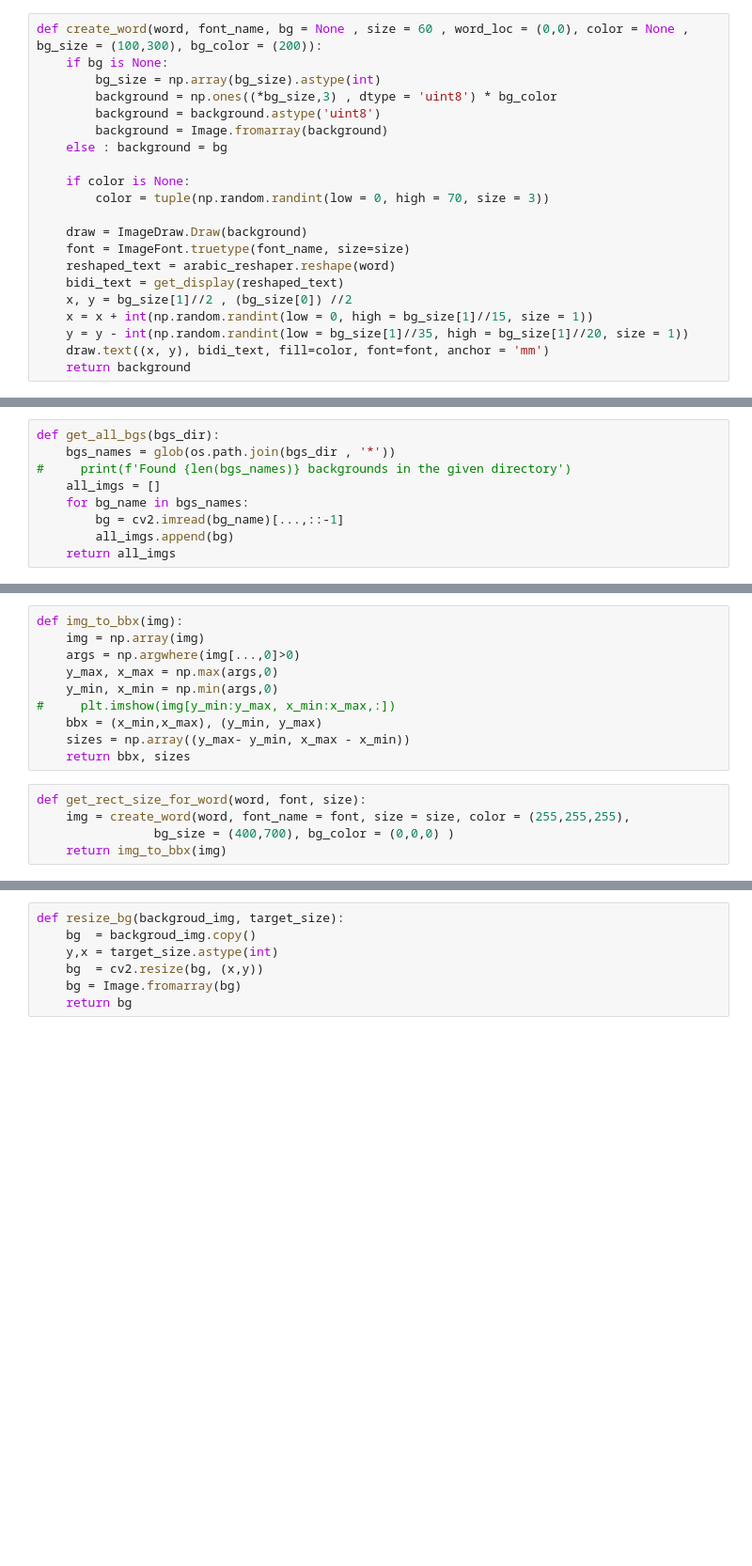
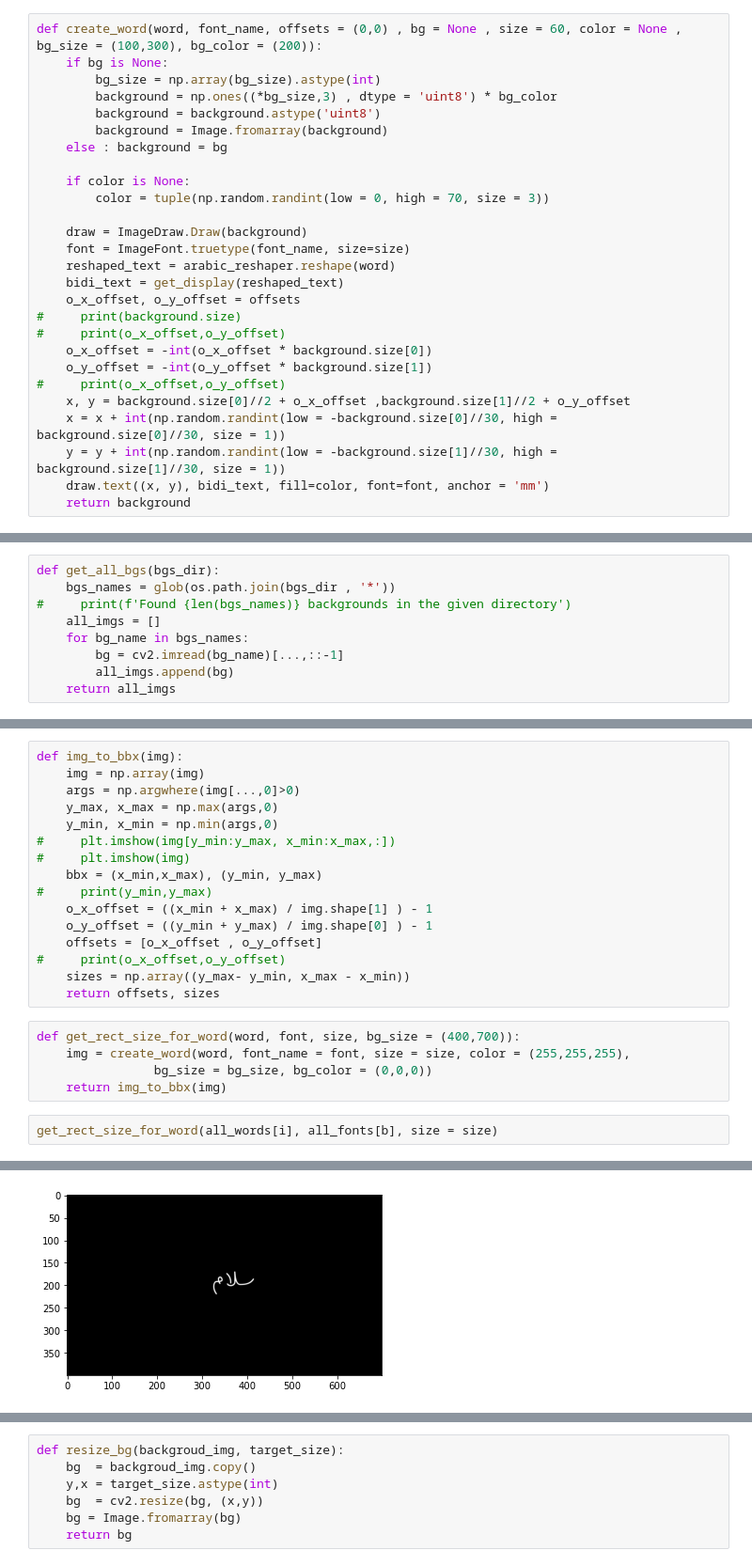
Before and after one commit to 4-geeks/Persian-OCR, a Jupyter notebook: DataTools/Data_Generation/Word Generation.ipynb, the cells around one changed output, grey strips where cells are left out. Shown at 94% size. Saved outputs shown, nothing was run; the diff lists cells and outputs as text; blank space fills up the shorter version.

Commit message:
Added flexible offsets and changed augmentation

```diff
--- a/DataTools/Data_Generation/Word Generation.ipynb
+++ b/DataTools/Data_Generation/Word Generation.ipynb
@@ -70,7 +74,7 @@ if 'ipykernel' in sys.modules:
 else:
     from qtdm import tqdm
 # %%
-def create_word(word, font_name, bg = None , size = 60 , word_loc = (0,0), color = None , bg_size = (100,300), bg_color = (200)):
+def create_word(word, font_name, offsets = (0,0) , bg = None , size = 60, color = None , bg_size = (100,300), bg_color = (200)):
     if bg is None:
         bg_size = np.array(bg_size).astype(int)
         background = np.ones((*bg_size,3) , dtype = 'uint8') * bg_color
@@ -85,9 +89,15 @@ def create_word(word, font_name, bg = None , size = 60 , word_loc = (0,0), color
     font = ImageFont.truetype(font_name, size=size)
     reshaped_text = arabic_reshaper.reshape(word)
     bidi_text = get_display(reshaped_text)
-    x, y = bg_size[1]//2 , (bg_size[0]) //2
-    x = x + int(np.random.randint(low = 0, high = bg_size[1]//15, size = 1))
-    y = y - int(np.random.randint(low = bg_size[1]//35, high = bg_size[1]//20, size = 1))
+    o_x_offset, o_y_offset = offsets
+#     print(background.size)
+#     print(o_x_offset,o_y_offset)
+    o_x_offset = -int(o_x_offset * background.size[0])
+    o_y_offset = -int(o_y_offset * background.size[1])
+#     print(o_x_offset,o_y_offset)
+    x, y = background.size[0]//2 + o_x_offset ,background.size[1]//2 + o_y_offset
+    x = x + int(np.random.randint(low = -background.size[0]//30, high = background.size[0]//30, size = 1))
+    y = y + int(np.random.randint(low = -background.size[1]//30, high = background.size[1]//30, size = 1))
     draw.text((x, y), bidi_text, fill=color, font=font, anchor = 'mm')
     return background
 # %%
@@ -122,11 +133,20 @@ def img_to_bbx(img):
     y_max, x_max = np.max(args,0)
     y_min, x_min = np.min(args,0)
 #     plt.imshow(img[y_min:y_max, x_min:x_max,:])
+#     plt.imshow(img)
     bbx = (x_min,x_max), (y_min, y_max)
+#     print(y_min,y_max)
+    o_x_offset = ((x_min + x_max) / img.shape[1] ) - 1
+    o_y_offset = ((y_min + y_max) / img.shape[0] ) - 1
+    offsets = [o_x_offset , o_y_offset]
+#     print(o_x_offset,o_y_offset)
     sizes = np.array((y_max- y_min, x_max - x_min))
-    return bbx, sizes
+    return offsets, sizes
 # %%
-def get_rect_size_for_word(word, font, size):
+def get_rect_size_for_word(word, font, size, bg_size = (400,700)):
     img = create_word(word, font_name = font, size = size, color = (255,255,255),
-                bg_size = (400,700), bg_color = (0,0,0) )
+                bg_size = bg_size, bg_color = (0,0,0))
     return img_to_bbx(img)
+# %%
+get_rect_size_for_word(all_words[i], all_fonts[b], size = size)
+# %% [output]
@@ -132,0 +154 @@ def get_rect_size_for_word(word, font, size):
+[figure, added]
```
Also changed, not shown: parts of 28 cells of this notebook, 2 other files.
